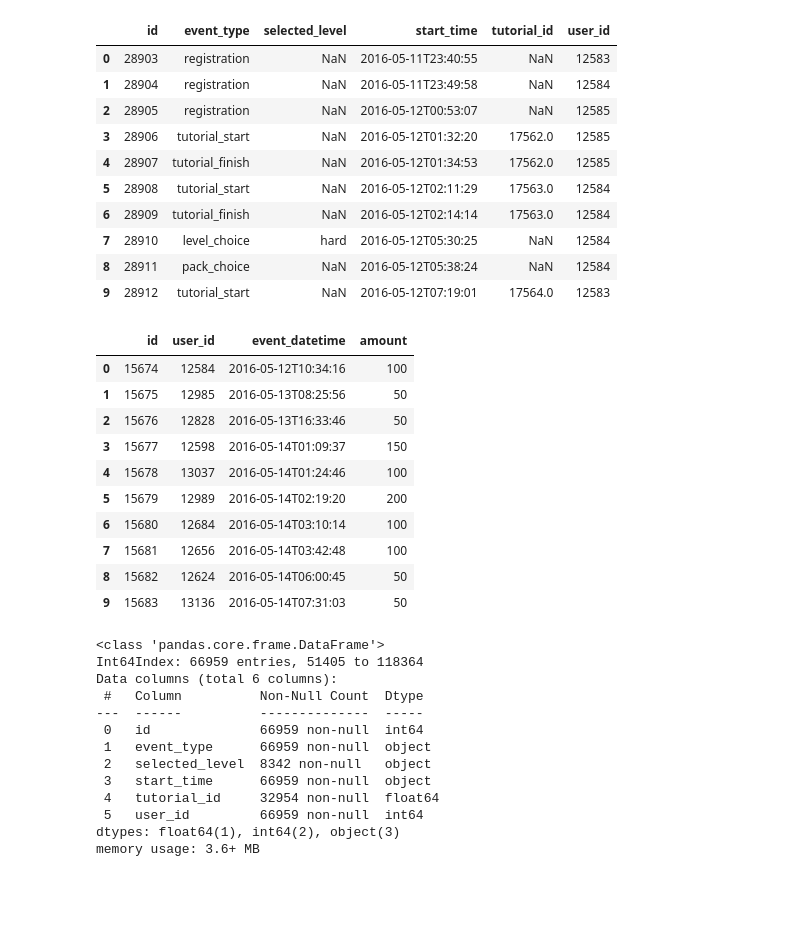
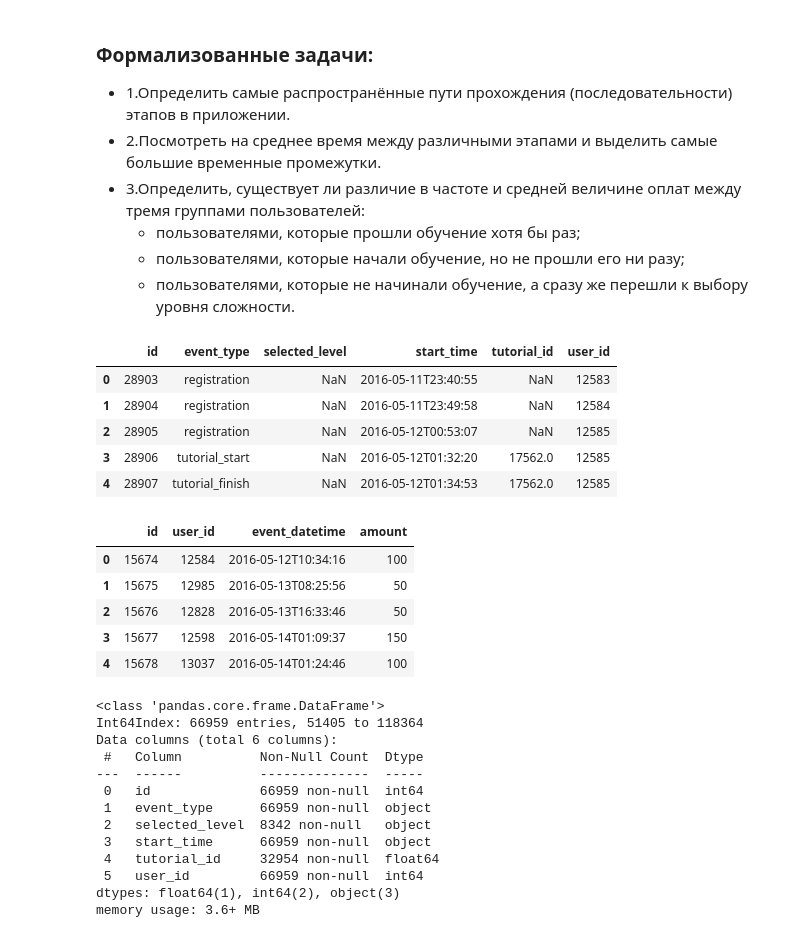
Before and after one commit to margoolala/GameDev_analysis, a Jupyter notebook: quize.ipynb, the cells around one changed output. Drawn from its saved outputs; the diff is of its cells as text; code cells hidden in the pictures; blank space fills up the shorter version.

```diff
--- a/quize.ipynb
+++ b/quize.ipynb
@@ -1,32 +10,30 @@
+# %% [markdown]
+### **Формализованные задачи:**
+- 1.Определить самые распространённые пути прохождения (последовательности) этапов в приложении.
+- 2.Посмотреть на среднее время между различными этапами и выделить самые большие временные промежутки.
+- 3.Определить, существует ли различие в частоте и средней величине оплат между тремя группами пользователей:
+   - пользователями, которые прошли обучение хотя бы раз;
+   - пользователями, которые начали обучение, но не прошли его ни разу;
+   - пользователями, которые не начинали обучение, а сразу же перешли к выбору уровня сложности.
 # %%
 import pandas as pd
 # %%
-event = pd.read_csv('D:/Users/Desktop/cources/skill factory/PYTHON/PANDAS/gd_quize/7_4_Events.csv',sep = ',')
-purchase = pd.read_csv('D:/Users/Desktop/cources/skill factory/PYTHON/PANDAS/gd_quize/purchase.csv',sep = ',')
+event = pd.read_csv('gd_quize/7_4_Events.csv',sep = ',')
+purchase = pd.read_csv('gd_quize/purchase.csv',sep = ',')
 # %%
-display(event.head(10))
-display(purchase.head(10))
+display(event.head(5))
+display(purchase.head(5))
 # %% [output]
 |  | id | event_type | selected_level | start_time | tutorial_id | user_id |
 | 0 | 28903 | registration | NaN | 2016-05-11T23:40:55 | NaN | 12583 |
 | 1 | 28904 | registration | NaN | 2016-05-11T23:49:58 | NaN | 12584 |
 | 2 | 28905 | registration | NaN | 2016-05-12T00:53:07 | NaN | 12585 |
 | 3 | 28906 | tutorial_start | NaN | 2016-05-12T01:32:20 | 17562.0 | 12585 |
 | 4 | 28907 | tutorial_finish | NaN | 2016-05-12T01:34:53 | 17562.0 | 12585 |
-| 5 | 28908 | tutorial_start | NaN | 2016-05-12T02:11:29 | 17563.0 | 12584 |
-| 6 | 28909 | tutorial_finish | NaN | 2016-05-12T02:14:14 | 17563.0 | 12584 |
-| 7 | 28910 | level_choice | hard | 2016-05-12T05:30:25 | NaN | 12584 |
-| 8 | 28911 | pack_choice | NaN | 2016-05-12T05:38:24 | NaN | 12584 |
-| 9 | 28912 | tutorial_start | NaN | 2016-05-12T07:19:01 | 17564.0 | 12583 |
 |  | id | user_id | event_datetime | amount |
 | 0 | 15674 | 12584 | 2016-05-12T10:34:16 | 100 |
 | 1 | 15675 | 12985 | 2016-05-13T08:25:56 | 50 |
 | 2 | 15676 | 12828 | 2016-05-13T16:33:46 | 50 |
 | 3 | 15677 | 12598 | 2016-05-14T01:09:37 | 150 |
 | 4 | 15678 | 13037 | 2016-05-14T01:24:46 | 100 |
-| 5 | 15679 | 12989 | 2016-05-14T02:19:20 | 200 |
-| 6 | 15680 | 12684 | 2016-05-14T03:10:14 | 100 |
-| 7 | 15681 | 12656 | 2016-05-14T03:42:48 | 100 |
-| 8 | 15682 | 12624 | 2016-05-14T06:00:45 | 50 |
-| 9 | 15683 | 13136 | 2016-05-14T07:31:03 | 50 |
 # %%
```
Also changed, not shown: parts of 89 cells of this notebook.
